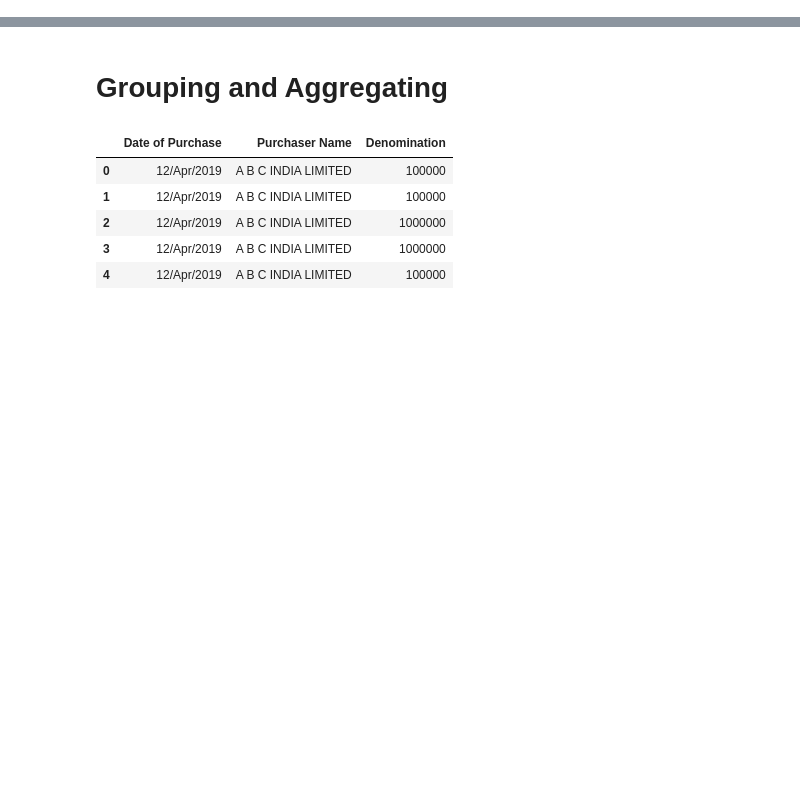
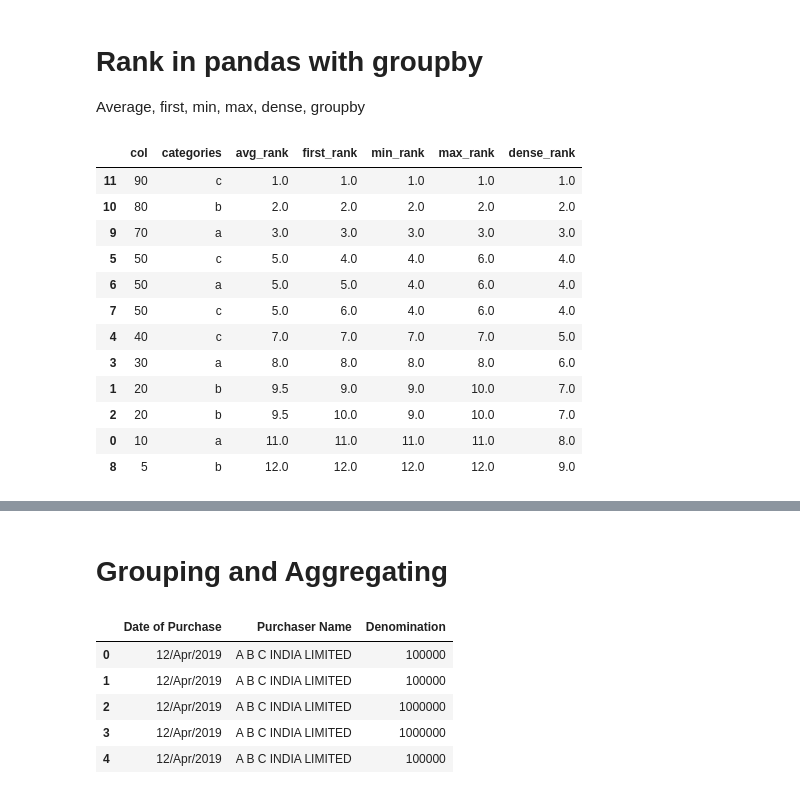
Before and after one commit to ROHIT318/python-practice, a Jupyter notebook: learn_pandas.ipynb, the cells around one changed output, grey strips where cells are left out. Saved outputs shown, nothing was run; the diff lists cells and outputs as text; code cells hidden in the pictures; blank space fills up the shorter version.

Commit message:
Updated learn_pandas.py

```diff
--- a/learn_pandas.ipynb
+++ b/learn_pandas.ipynb
@@ -5,0 +117,27 @@ import numpy as np
+# %% [markdown]
+# Rank in pandas with groupby
+Average, first, min, max, dense, groupby
+# %%
+rank_df = pd.DataFrame({'col': [10,20,20,30,40,50,50,50,5,70,80,90], 'categories':['a','b','b','a','c','c','a','c','b','a','b','c']})
+
+rank_df.sort_values(by=['col'], ascending=False, inplace=True)
+rank_df['avg_rank'] = rank_df['col'].rank(ascending=False)
+rank_df['first_rank'] = rank_df['col'].rank(ascending=False, method='first')
+rank_df['min_rank'] = rank_df['col'].rank(ascending=False, method='min')
+rank_df['max_rank'] = rank_df['col'].rank(ascending=False, method='max')
+rank_df['dense_rank'] = rank_df['col'].rank(ascending=False, method='dense')
+rank_df
+# %% [output]
+|  | col | categories | avg_rank | first_rank | min_rank | max_rank | dense_rank |
+| 11 | 90 | c | 1.0 | 1.0 | 1.0 | 1.0 | 1.0 |
+| 10 | 80 | b | 2.0 | 2.0 | 2.0 | 2.0 | 2.0 |
+| 9 | 70 | a | 3.0 | 3.0 | 3.0 | 3.0 | 3.0 |
+| 5 | 50 | c | 5.0 | 4.0 | 4.0 | 6.0 | 4.0 |
+| 6 | 50 | a | 5.0 | 5.0 | 4.0 | 6.0 | 4.0 |
+| 7 | 50 | c | 5.0 | 6.0 | 4.0 | 6.0 | 4.0 |
+| 4 | 40 | c | 7.0 | 7.0 | 7.0 | 7.0 | 5.0 |
+| 3 | 30 | a | 8.0 | 8.0 | 8.0 | 8.0 | 6.0 |
+| 1 | 20 | b | 9.5 | 9.0 | 9.0 | 10.0 | 7.0 |
+| 2 | 20 | b | 9.5 | 10.0 | 9.0 | 10.0 | 7.0 |
+| 0 | 10 | a | 11.0 | 11.0 | 11.0 | 11.0 | 8.0 |
+| 8 | 5 | b | 12.0 | 12.0 | 12.0 | 12.0 | 9.0 |
```
Also changed, not shown: parts of 13 cells of this notebook.
